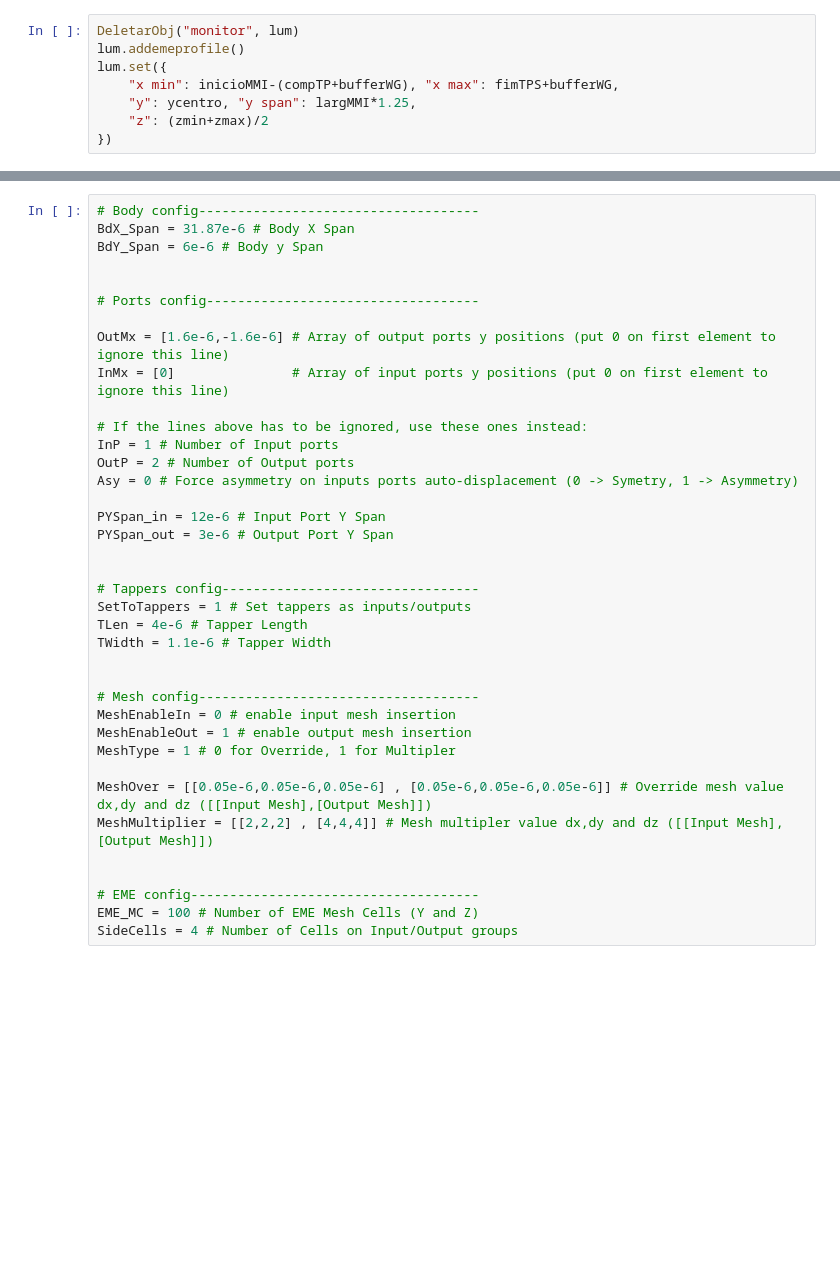
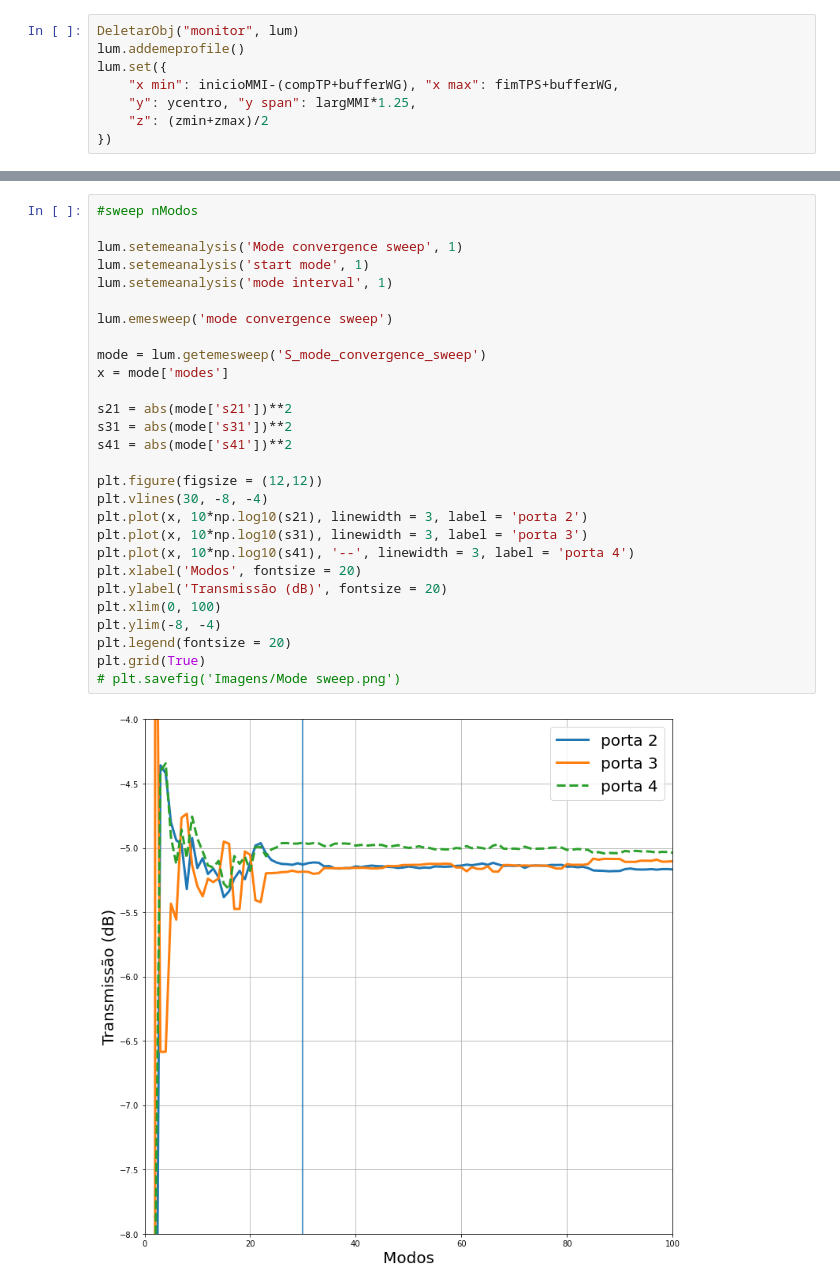
Before and after one commit to ringokin/MMI-photonics, a Jupyter notebook: backupzinho.ipynb, the cells around one changed output, grey strips where cells are left out. Drawn from its saved outputs; the diff is of its cells as text; blank space fills up the shorter version.

Commit message:
fiz os sweeps 14 de julho quinta

```diff
--- a/backupzinho.ipynb
+++ b/backupzinho.ipynb
@@ -295,38 +398,30 @@ plt.legend(fontsize = 20)
-# %%
-# Body config------------------------------------
-BdX_Span = 31.87e-6 # Body X Span
-BdY_Span = 6e-6 # Body y Span
-
-
-# Ports config-----------------------------------
-
-OutMx = [1.6e-6,-1.6e-6] # Array of output ports y positions (put 0 on first element to ignore this line)
-InMx = [0]               # Array of input ports y positions (put 0 on first element to ignore this line)
-
-# If the lines above has to be ignored, use these ones instead:
-InP = 1 # Number of Input ports
-OutP = 2 # Number of Output ports
-Asy = 0 # Force asymmetry on inputs ports auto-displacement (0 -> Symetry, 1 -> Asymmetry)
-
-PYSpan_in = 12e-6 # Input Port Y Span
-PYSpan_out = 3e-6 # Output Port Y Span
-
-
-# Tappers config---------------------------------
-SetToTappers = 1 # Set tappers as inputs/outputs
-TLen = 4e-6 # Tapper Length
-TWidth = 1.1e-6 # Tapper Width
-
-
-# Mesh config------------------------------------
-MeshEnableIn = 0 # enable input mesh insertion
-MeshEnableOut = 1 # enable output mesh insertion
-MeshType = 1 # 0 for Override, 1 for Multipler
-
-MeshOver = [[0.05e-6,0.05e-6,0.05e-6] , [0.05e-6,0.05e-6,0.05e-6]] # Override mesh value dx,dy and dz ([[Input Mesh],[Output Mesh]])
-MeshMultiplier = [[2,2,2] , [4,4,4]] # Mesh multipler value dx,dy and dz ([[Input Mesh],[Output Mesh]])
-
-
-# EME config-------------------------------------
-EME_MC = 100 # Number of EME Mesh Cells (Y and Z)
-SideCells = 4 # Number of Cells on Input/Output groups
+# %%
+#sweep nModos
+
+lum.setemeanalysis('Mode convergence sweep', 1)
+lum.setemeanalysis('start mode', 1)
+lum.setemeanalysis('mode interval', 1)
+
+lum.emesweep('mode convergence sweep')
+
+mode = lum.getemesweep('S_mode_convergence_sweep')
+x = mode['modes']
+
+s21 = abs(mode['s21'])**2
+s31 = abs(mode['s31'])**2
+s41 = abs(mode['s41'])**2
+
+plt.figure(figsize = (12,12))
+plt.vlines(30, -8, -4)
+plt.plot(x, 10*np.log10(s21), linewidth = 3, label = 'porta 2')
+plt.plot(x, 10*np.log10(s31), linewidth = 3, label = 'porta 3')
+plt.plot(x, 10*np.log10(s41), '--', linewidth = 3, label = 'porta 4')
+plt.xlabel('Modos', fontsize = 20)
+plt.ylabel('Transmissão (dB)', fontsize = 20)
+plt.xlim(0, 100)
+plt.ylim(-8, -4)
+plt.legend(fontsize = 20)
+plt.grid(True)
+# plt.savefig('Imagens/Mode sweep.png')
+# %% [output]
+[figure, added]
```
Also changed, not shown: parts of 42 cells of this notebook, 3 other files.
